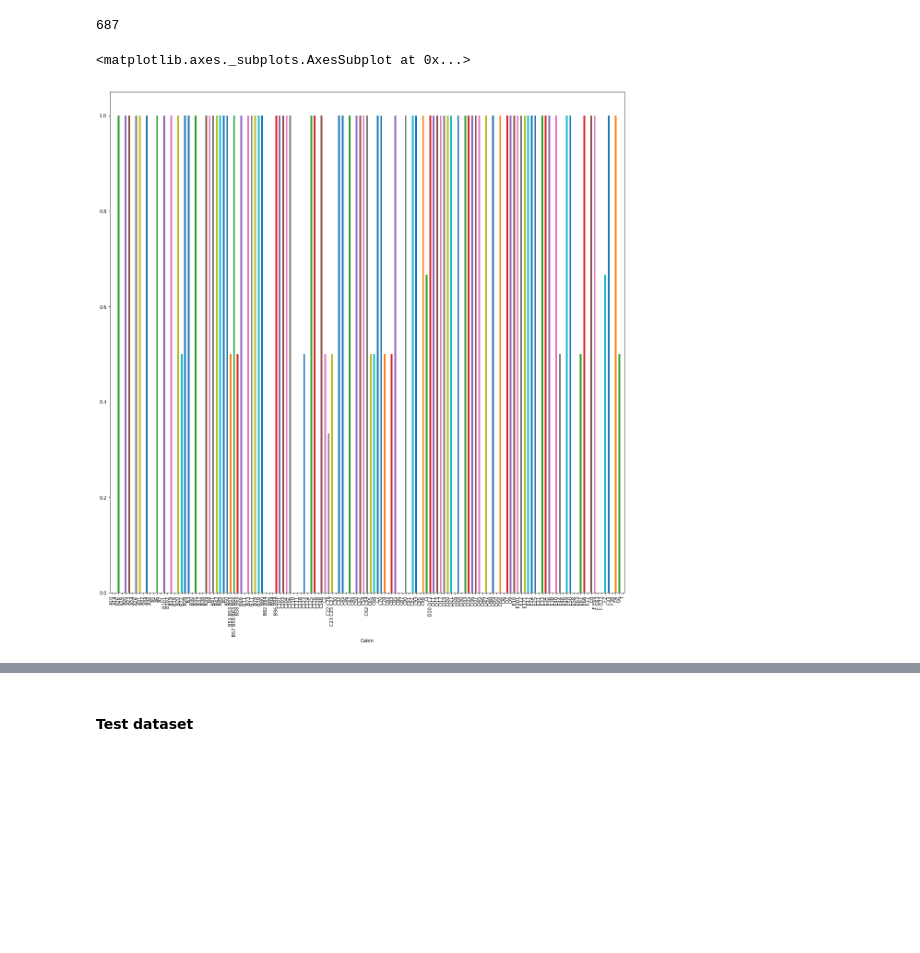
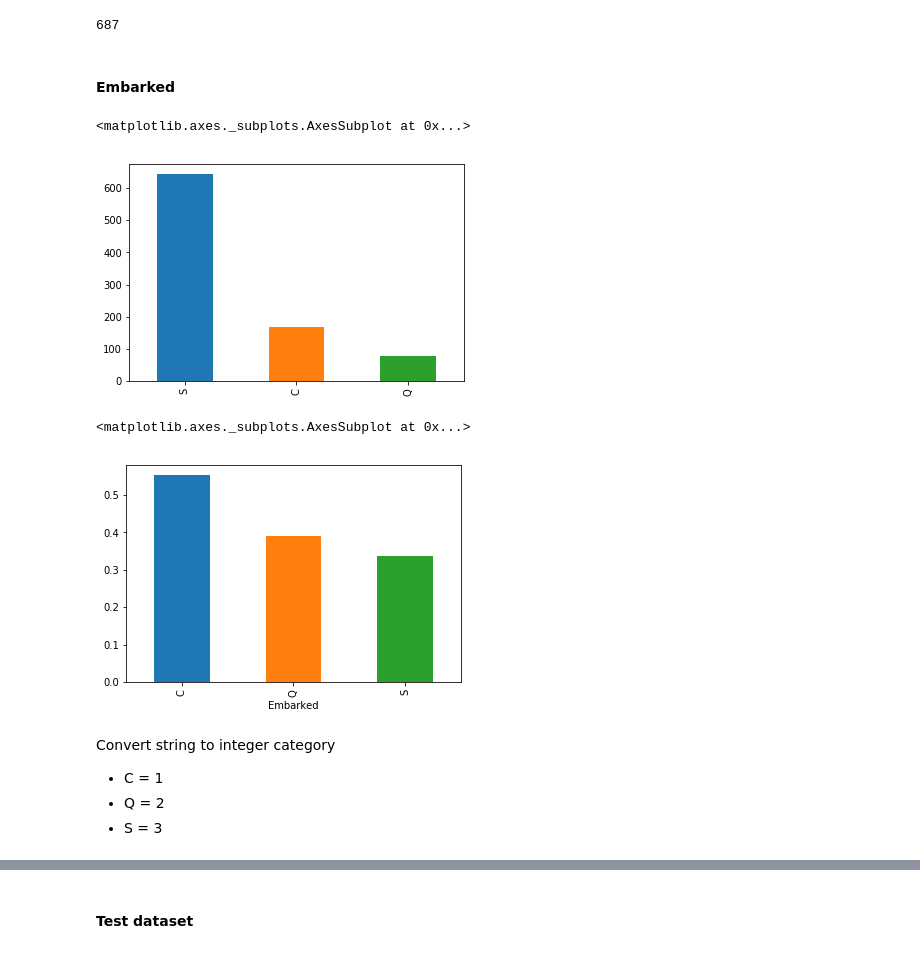
Before and after one commit to naiieandrade/titanic, a Jupyter notebook: titanic-solution_version_2.ipynb, the cells around one changed output, grey strips where cells are left out. Drawn from its saved outputs; the diff is of its cells as text; code cells hidden in the pictures; blank space fills up the shorter version.

```diff
--- a/titanic-solution_version_2.ipynb
+++ b/titanic-solution_version_2.ipynb
@@ -382,9 +382,16 @@ B82 B84        1
 Name: Cabin, Length: 147, dtype: int64
+# %%
+# train['cabin'] = train['Cabin']
+train['cabin'] = 0
 # %%
-cabin_a = train[train['Cabin'].str.contains("A")==True]
-cabin_b = train[train['Cabin'].str.contains("B")==True]
-cabin_c = train[train['Cabin'].str.contains("C")==True]
-cabin_d = train[train['Cabin'].str.contains("D")==True]
-cabin_e = train[train['Cabin'].str.contains("E")==True]
-cabin_f = train[train['Cabin'].str.contains("F")==True]
-cabin_g = train[train['Cabin'].str.contains("G")==True]
+conditions = [
+    (train['Cabin'].str.contains("A")==True),
+    (train['Cabin'].str.contains("B")==True),
+    (train['Cabin'].str.contains("C")==True),
+    (train['Cabin'].str.contains("D")==True),
+    (train['Cabin'].str.contains("E")==True),
+    (train['Cabin'].str.contains("F")==True),
+    (train['Cabin'].str.contains("G")==True),
+    (train['Cabin'].str.contains("T")==True),]
+choices = [1, 2, 3, 4, 5, 6, 7, 8]
+train['cabin'] = np.select(conditions, choices, default=0)
@@ -421,8 +451,20 @@ array([nan, 'C85', 'C123', 'E46', 'G6', 'C103', 'D56', 'A6',
 train.Cabin.isna().sum()
 # %% [output]
 687
+# %% [markdown]
+#### Embarked
+# %%
+train.Embarked.value_counts().plot.bar()
+# %% [output]
+<matplotlib.axes._subplots.AxesSubplot at 0x...>
+[figure, added]
 # %%
-train.groupby('Cabin').Survived.mean().plot.bar()
+train.groupby('Embarked').Survived.mean().plot.bar()
 # %% [output]
 <matplotlib.axes._subplots.AxesSubplot at 0x...>
-[figure, old version]
+[figure, new version]
+# %% [markdown]
+Convert string to integer category
+- C = 1
+- Q = 2
+- S = 3
```
Also changed, not shown: parts of 18 cells of this notebook, 1 other file.
